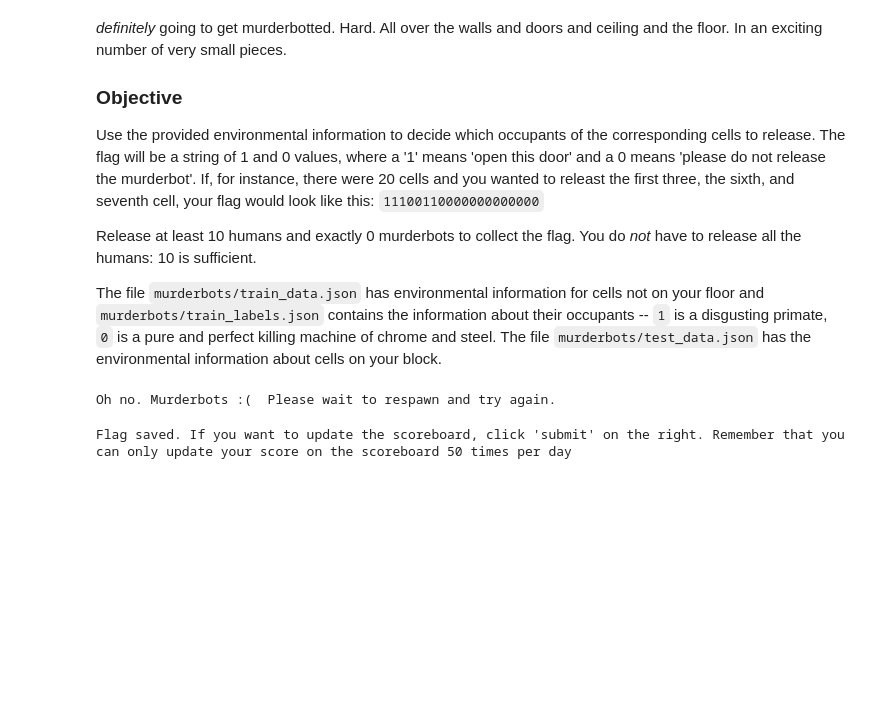
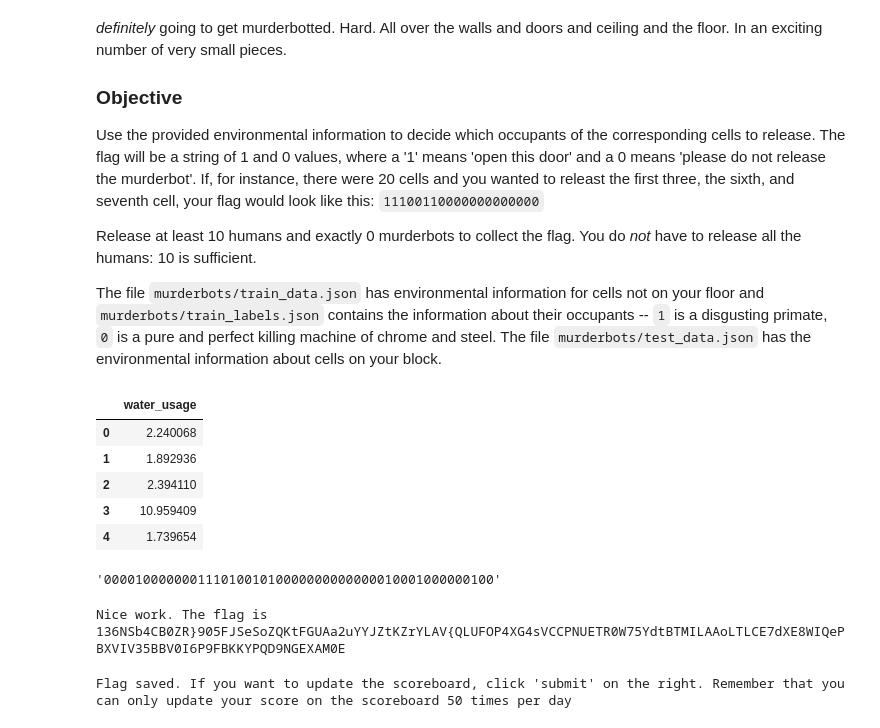
Before and after one commit to renaudjmathieu/Kaggle, a Jupyter notebook: DEFCON AI Village Capture-the-Flag (CTF)/getting-started.ipynb, the cells around one changed output. Drawn from its saved outputs; the diff is of its cells as text; code cells hidden in the pictures; blank space fills up the shorter version.

Commit message:
murderbots

```diff
--- a/DEFCON AI Village Capture-the-Flag (CTF)/getting-started.ipynb
+++ b/DEFCON AI Village Capture-the-Flag (CTF)/getting-started.ipynb
@@ -250,0 +307,11 @@ There's no way you're going to homecoming with those grades.
+# %%
+image_arrayX = np.loadtxt(os.path.join(f'{dir_name}/honorstudent', 'f.txt'), dtype=np.uint8)
+imageX = PIL.Image.fromarray(image_arrayX)
+imageX.save(os.path.join(f'{dir_name}/honorstudent', 'f.png'))
+
+with open(f"{dir_name}/honorstudent/f.png", "rb") as f:
+    try:
+        r = requests.post("https://honorstudent.fly.dev/score", files={"data_file": f})
+        print(r.text)
+    except requests.exceptions.ConnectionError:
+        print("Connection problems. Contact the CTF organizers.")
@@ -794,3 +863,34 @@ Use the provided environmental information to decide which occupants of the corr
 Release at least 10 humans and exactly 0 murderbots to collect the flag.  You do *not* have to release all the humans: 10 is sufficient.
 
 The file `murderbots/train_data.json` has environmental information for cells not on your floor and `murderbots/train_labels.json` contains the information about their occupants -- `1` is a disgusting primate, `0` is a pure and perfect killing machine of chrome and steel.  The file `murderbots/test_data.json` has the environmental information about cells on your block.
+# %%
+#read train_data.json into a dataframe
+with open(f"{dir_name}/murderbots/train_data.json", "r") as f:
+    train_data = json.load(f)
+with open(f"{dir_name}/murderbots/train_labels.json", "r") as f:
+    train_labels = json.load(f)
+with open(f"{dir_name}/murderbots/test_data.json", "r") as f:
+    test_data = json.load(f)
+
+X_train = pd.DataFrame(train_data)
+y_train = pd.DataFrame(train_labels)
+X_test = pd.DataFrame(test_data)
+
+#drop column temperature from X_train and X_test
+X_train = X_train.drop(columns=['temperature'])
+X_test = X_test.drop(columns=['temperature'])
+
+#drop columns movement_events and power_usage from X_train and X_test
+X_train = X_train.drop(columns=['movement_events'])
+X_test = X_test.drop(columns=['movement_events'])
+X_train = X_train.drop(columns=['power_usage'])
+X_test = X_test.drop(columns=['power_usage'])
+# %%
+X_train.head()
+# %% [output]
+|  | water_usage |
+| 0 | 2.240068 |
+| 1 | 1.892936 |
+| 2 | 2.394110 |
+| 3 | 10.959409 |
+| 4 | 1.739654 |
@@ -797,14 +913,21 @@ The file `murderbots/train_data.json` has environmental information for cells no
+# %%
+#convert y_pred to a string
+y_pred = [str(i) for i in y_pred]
+y_pred = ''.join(y_pred)
+y_pred
+# %% [output]
+'00001000000011101001010000000000000010001000000100'
 # %%
 # Submission Helper
 
-f = '11100110000000000000111001100000000000000000000000' # length == 50
+f = '00001000000011101001010000000000000010001000000100' # length == 50
 try:
     r = requests.post("http://murderbot.fly.dev:5000/score", json=json.dumps({"submission": f, 'challenge_id':'murderbots'}))
     print(r.text)
 except requests.exceptions.ConnectionError:
     print("Connection problems. Contact the CTF organizers.")
 # %% [output]
-Oh no. Murderbots :(  Please wait to respawn and try again.
+Nice work. The flag is 136NSb4CB0ZR}905FJSeSoZQKtFGUAa2uYYJZtKZrYLAV{QLUFOP4XG4sVCCPNUETR0W75YdtBTMILAAoLTLCE7dXE8WIQePBXVIV35BBV0I6P9FBKKYPQD9NGEXAM0E
 # %%
 add_flag("murderbots", "YOURFLAGHERE")
 # %% [output]
```
Also changed, not shown: parts of 14 cells of this notebook, 1 other file.
